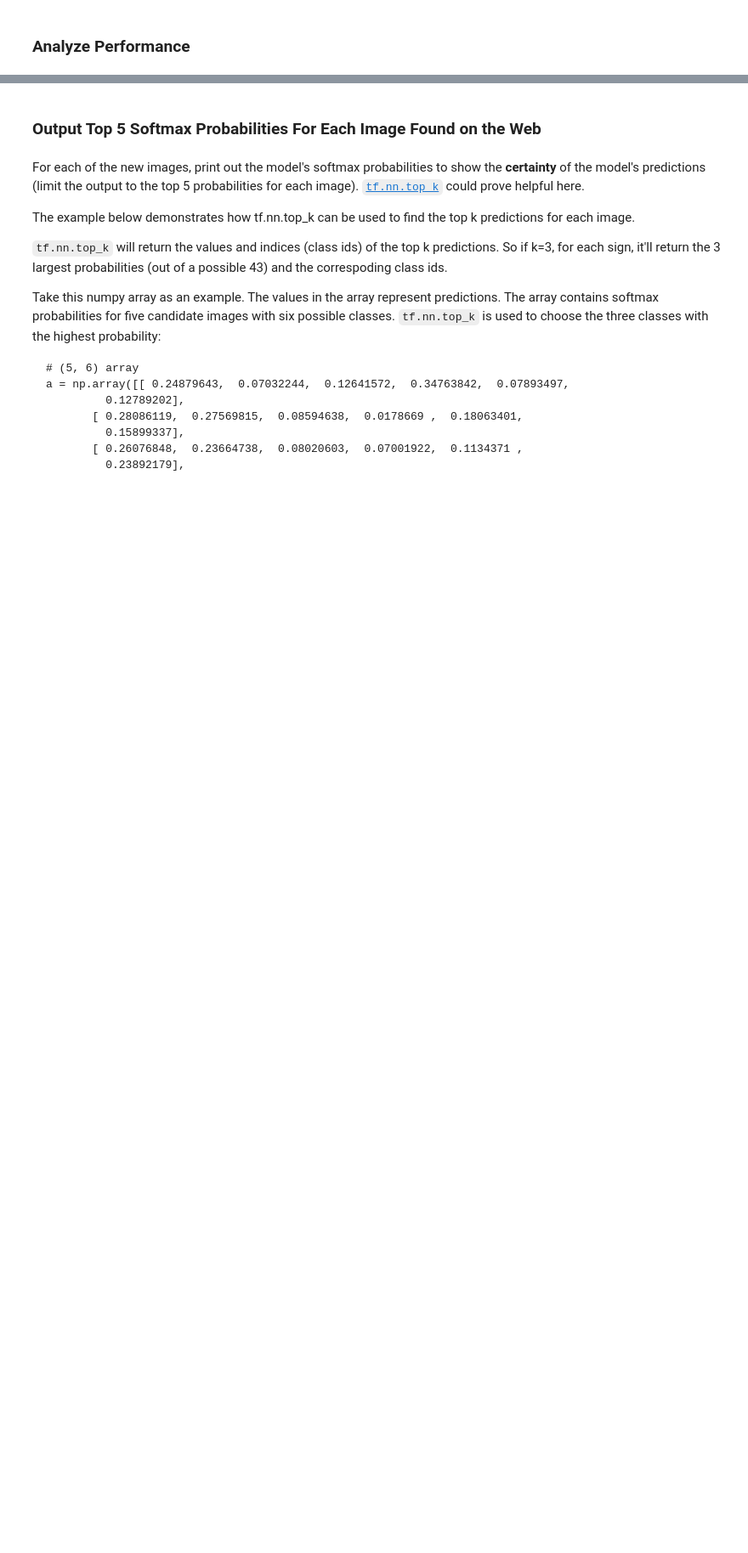
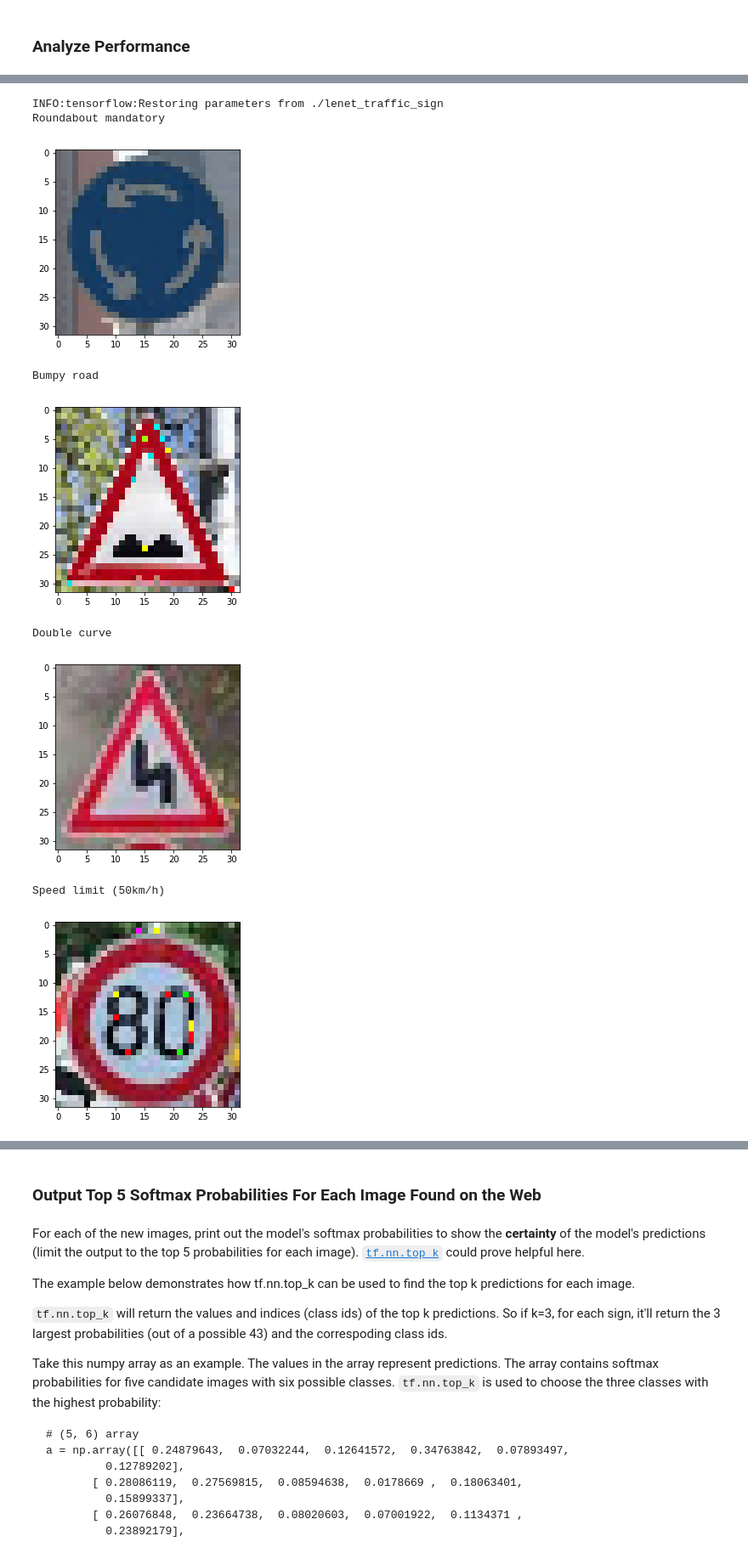
Before and after one commit to yingweiy/CarND-Traffic-Sign-Classifier-Project, a Jupyter notebook: Traffic_Sign_Classifier.ipynb, the cells around one changed output, grey strips where cells are left out. Shown at 85% size. Saved outputs shown, nothing was run; the diff lists cells and outputs as text; code cells hidden in the pictures; blank space fills up the shorter version.

```diff
--- a/Traffic_Sign_Classifier.ipynb
+++ b/Traffic_Sign_Classifier.ipynb
@@ -328,3 +354,9 @@ Training Accuracy = 1.000000 Validation Accuracy = 0.943
 
 Achieved top training accuracy, stop training.
 Model saved
+# %%
+# Check the test accuracy
+with tf.Session() as sess:
+    saver.restore(sess, tf.train.latest_checkpoint('.'))
+    test_accuracy = evaluate(X_test, y_test)
+    print("Test Accuracy = {:.3f}".format(test_accuracy))
@@ -347,3 +406,7 @@ You may find `signnames.csv` useful as it contains mappings from the class id (i
 ### Run the predictions here and use the model to output the prediction for each image.
 ### Make sure to pre-process the images with the same pre-processing pipeline used earlier.
 ### Feel free to use as many code cells as needed.
+with tf.Session() as sess:
+    saver.restore(sess, tf.train.latest_checkpoint('.'))
+    test_accuracy = evaluate(X_test, y_test)
+    print("Test Accuracy = {:.3f}".format(test_accuracy))
@@ -350,2 +416,7 @@ You may find `signnames.csv` useful as it contains mappings from the class id (i
 # %% [markdown]
 ### Analyze Performance
+# %%
+import pandas as pd
+signname = pd.read_csv('signnames.csv')
+Signs=signname['SignName'].values
+print(Signs)
@@ -352,3 +439,23 @@ You may find `signnames.csv` useful as it contains mappings from the class id (i
 # %%
 ### Calculate the accuracy for these 5 new images.
 ### For example, if the model predicted 1 out of 5 signs correctly, it's 20% accurate on these new images.
+
+with tf.Session() as sess:
+    saver.restore(sess, tf.train.latest_checkpoint('.'))
+    pred_logits = sess.run(logits, feed_dict={x: X_web})
+    pred = np.argmax(pred_logits, 1)
+
+for i in range(X_web.shape[0]):
+    print(Signs[pred[i]])
+    plt.imshow(X_web[i,:,:,:])
+    plt.show()
+# %% [output]
+INFO:tensorflow:Restoring parameters from ./lenet_traffic_sign
+Roundabout mandatory
+[figure, added]
+Bumpy road
+[figure, added]
+Double curve
+[figure, added]
+Speed limit (50km/h)
+[figure, added]
```
Also changed, not shown: parts of 11 cells of this notebook, 9 other files.
